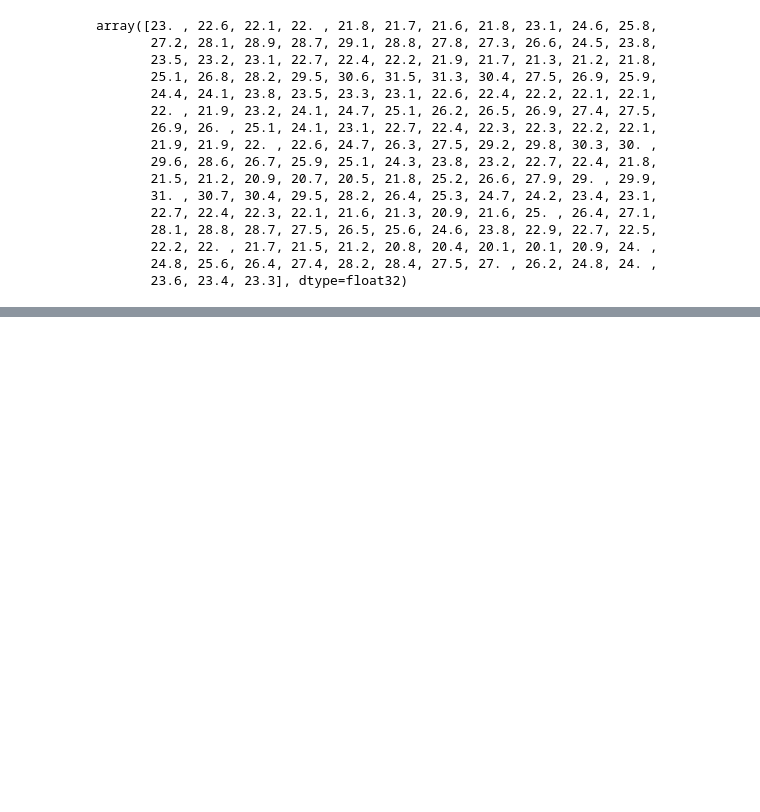
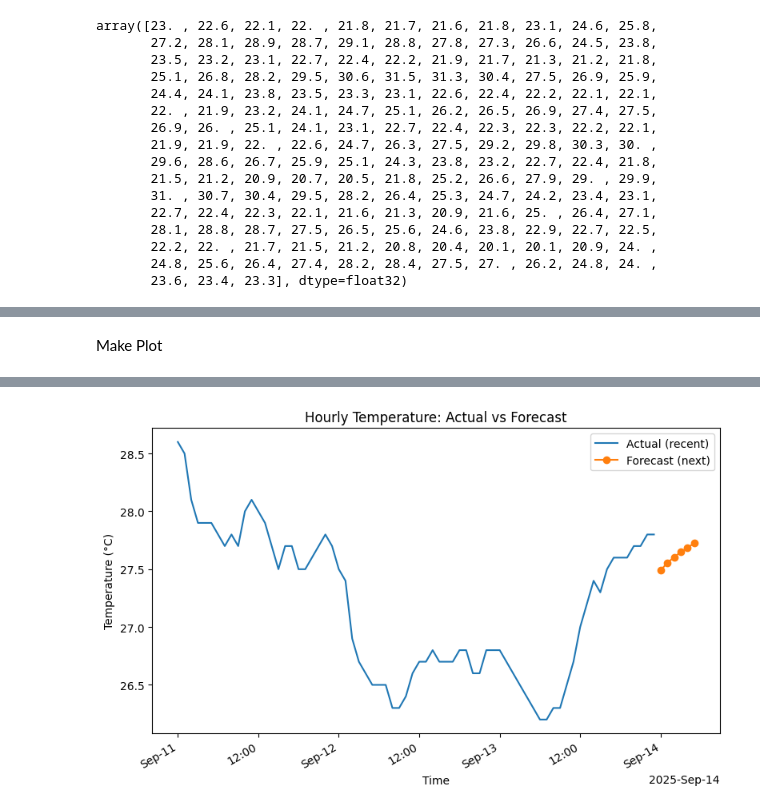
Before and after one commit to Sanjay05-coder/Weather-Project-LSTM, a Jupyter notebook: LSTM_Weather_Project.ipynb, the cells around one changed output, grey strips where cells are left out. Cells and saved outputs as stored; diff of their text form; code cells hidden in the pictures; blank space fills up the shorter version.

```diff
--- a/LSTM_Weather_Project.ipynb
+++ b/LSTM_Weather_Project.ipynb
@@ -219 +221,3 @@ array([25.394457, 25.432735, 25.485878, 25.547913, 25.6157  , 25.687244],
       dtype=float32)
+# %% [markdown]
+Make Plot
@@ -219,0 +251,40 @@ array([25.394457, 25.432735, 25.485878, 25.547913, 25.6157  , 25.687244],
+# %%
+import numpy as np
+import pandas as pd
+from logging import exception#this library is to provide the error code when something is wrong with your app
+DEFAULT_CITY = 'Penang'
+WINDOW = 24
+EPOCHS = 4
+PAST_DAYS = 7
+#This app will take the city as an input and the hours of future prediction
+def run_app(city,next_step):
+  #Since working with api is a dynamic input from an external source we implement try and except
+  try:
+    geo = geocode_city(city)#Extarct the city infomation
+    df = fetch_hourly_temperature(geo['lat'],geo['lon'],timezone=geo['timezone'],past_days=PAST_DAYS)#GET THE HOURLY TEMPERATURE
+    pred = train_and_forcast(df['temp'].values, next_step=next_step)#Generate the prediction
+
+  #Create future time index because we only have the prediction of the temperature, we dont have the time for the prediction
+  #Pandas date range
+      #Create future time index
+    future_times = pd.date_range(start = df['time'].iloc[-1]+pd.Timedelta(hours=1),
+                                 periods=next_step,
+                                 freq='H')#Starts 1 hour after the last known time
+    #Example ig last record 2025-08-21 14:00, next_step = 3-> 2025-08-21 15:00 ,2025-08-21 16:00,2025-08-21 17:00
+    fig = make_plot(df,pred,future_times,window=WINDOW)
+
+    #Prepare the forcast table , visualization alone will not be enought to be self explainatory
+    out_table = pd.DataFrame({
+        'time' :future_times,
+        'forecast_temp_C': np.round(pred,2)
+    })
+    #Create a subtitle
+    subtitle = f"City resolved to: {geo['label']} • Using last {PAST_DAYS} days • Window={WINDOW} • Epochs={EPOCHS}"
+    return subtitle,fig,out_table
+  except Exception as e:
+    return f"Error : {e}",None,pd.DataFrame()
+# %%
+#Test the app function
+
+run_app("Penang",6)
+# %% [output]
@@ -219,0 +300 @@ array([25.394457, 25.432735, 25.485878, 25.547913, 25.6157  , 25.687244],
+[figure, added]
```
Also changed, not shown: parts of 6 cells of this notebook.
